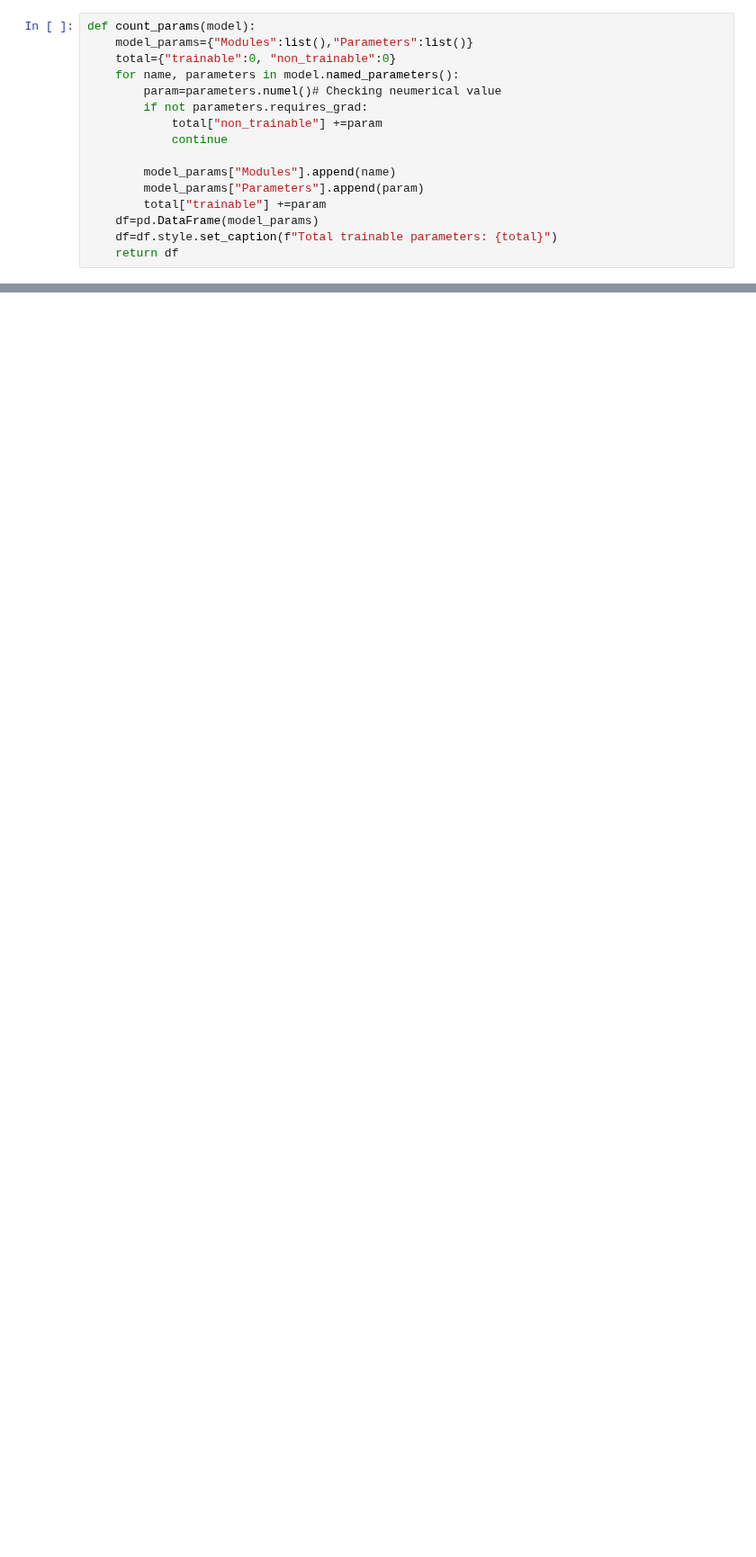
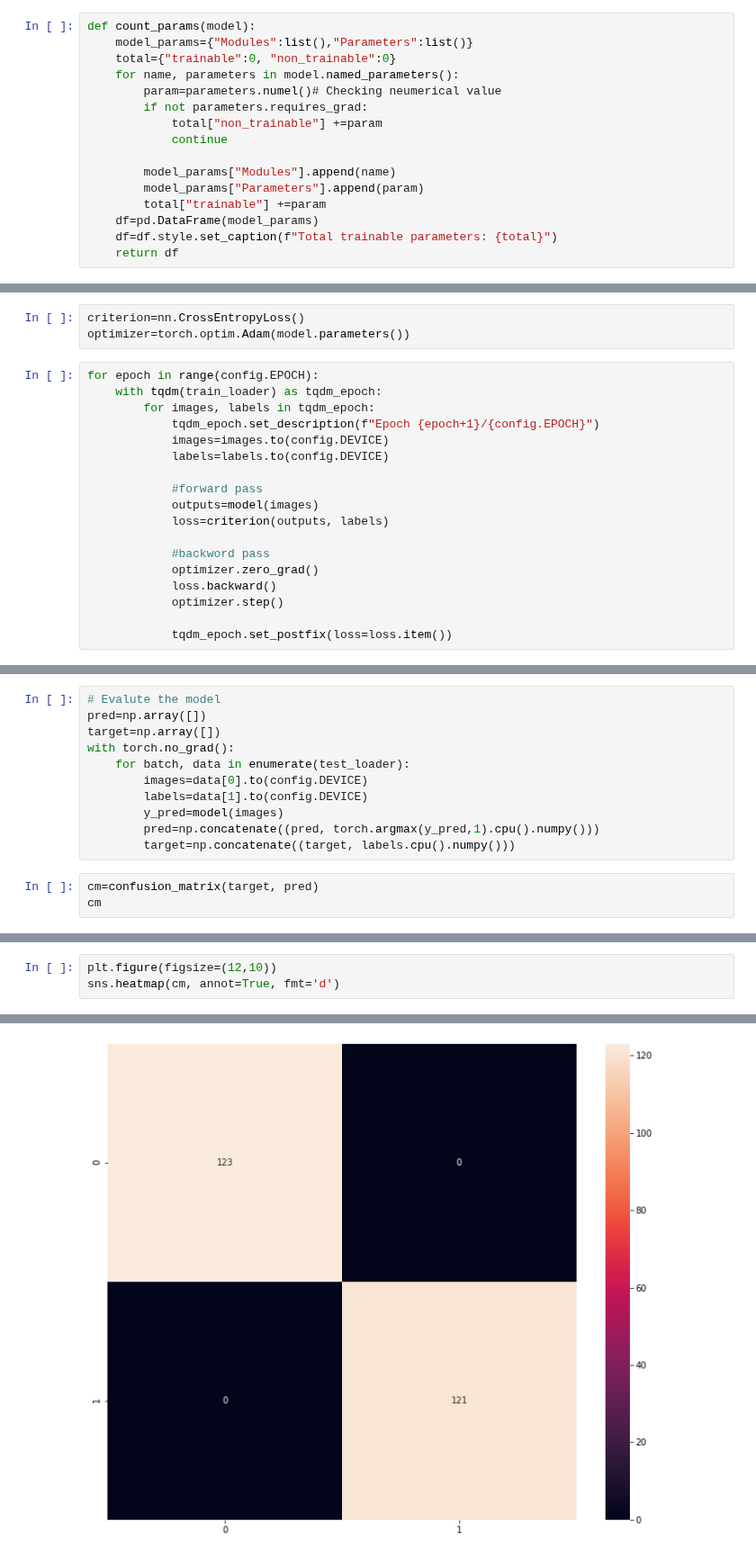
Before and after one commit to ds-fau-ck/PyTorch_Tutorial, a Jupyter notebook: PyTorch/Transfer_Learning/Transfer_Learning_With_PyTorch.ipynb, the cells around one changed output, grey strips where cells are left out. Shown at 90% size. Cells and saved outputs as stored; diff of their text form; blank space fills up the shorter version.

```diff
--- a/PyTorch/Transfer_Learning/Transfer_Learning_With_PyTorch.ipynb
+++ b/PyTorch/Transfer_Learning/Transfer_Learning_With_PyTorch.ipynb
@@ -159,0 +260,21 @@ def count_params(model):
+# %%
+criterion=nn.CrossEntropyLoss()
+optimizer=torch.optim.Adam(model.parameters())
+# %%
+for epoch in range(config.EPOCH):
+    with tqdm(train_loader) as tqdm_epoch:
+        for images, labels in tqdm_epoch:
+            tqdm_epoch.set_description(f"Epoch {epoch+1}/{config.EPOCH}")
+            images=images.to(config.DEVICE)
+            labels=labels.to(config.DEVICE)
+
+            #forward pass
+            outputs=model(images)
+            loss=criterion(outputs, labels)
+
+            #backword pass
+            optimizer.zero_grad()
+            loss.backward()
+            optimizer.step()
+
+            tqdm_epoch.set_postfix(loss=loss.item())
@@ -159,0 +285,14 @@ def count_params(model):
+# %%
+# Evalute the model
+pred=np.array([])
+target=np.array([])
+with torch.no_grad():
+    for batch, data in enumerate(test_loader):
+        images=data[0].to(config.DEVICE)
+        labels=data[1].to(config.DEVICE)
+        y_pred=model(images)
+        pred=np.concatenate((pred, torch.argmax(y_pred,1).cpu().numpy()))
+        target=np.concatenate((target, labels.cpu().numpy()))
+# %%
+cm=confusion_matrix(target, pred)
+cm
@@ -159,0 +302,4 @@ def count_params(model):
+# %%
+plt.figure(figsize=(12,10))
+sns.heatmap(cm, annot=True, fmt='d')
+# %% [output]
@@ -159,0 +307 @@ def count_params(model):
+[figure, added]
```
Also changed, not shown: parts of 31 cells of this notebook.
